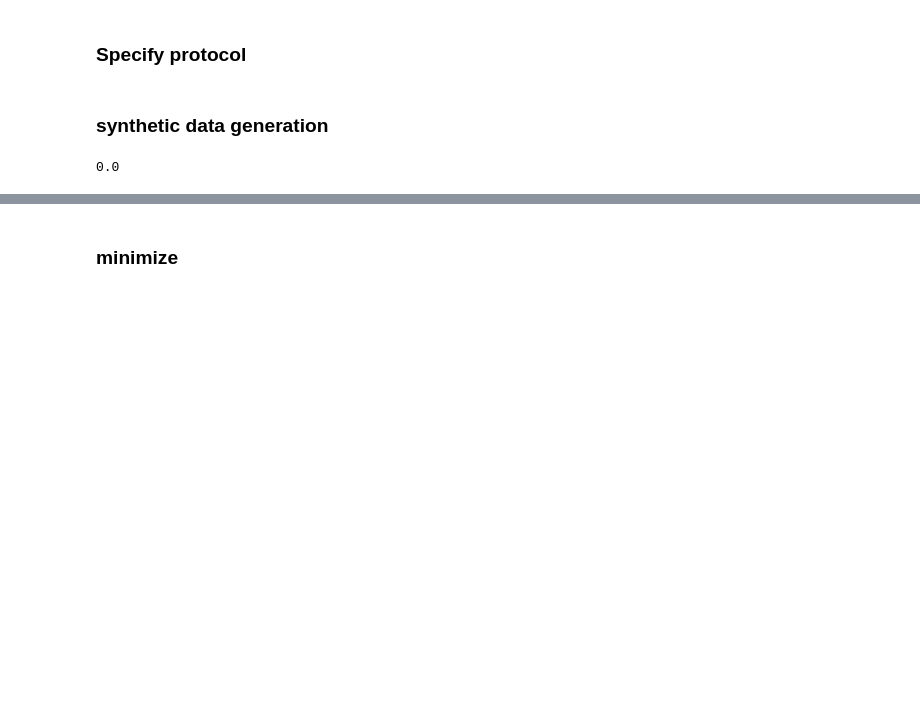
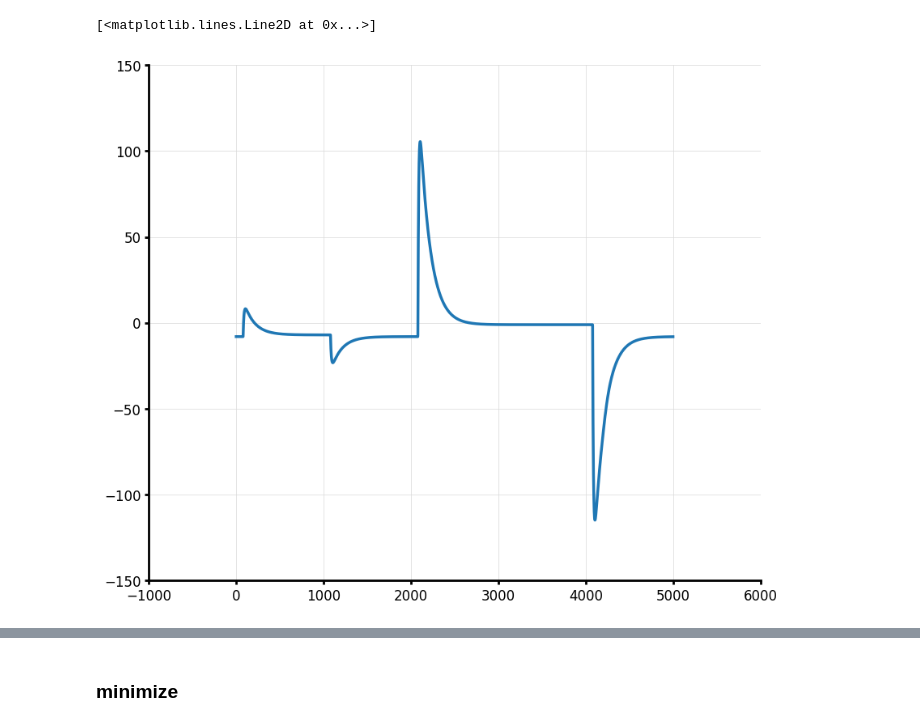
Before and after one commit to humanphysiologylab/INa_full_trace, a Jupyter notebook: notebooks/global_optimization.ipynb, the cells around one changed output, grey strips where cells are left out. Saved outputs shown, nothing was run; the diff lists cells and outputs as text; code cells hidden in the pictures; blank space fills up the shorter version.

```diff
--- a/notebooks/global_optimization.ipynb
+++ b/notebooks/global_optimization.ipynb
@@ -72,5 +96,3 @@ def calculate_I_out(x, *args):
     euler_numba_helper(I_out, I_in, dt / tau_z)
 
     return I_out
-# %% [markdown]
-### Specify protocol
@@ -95,2 +98,0 @@ kwargs = dict(v_list = v_list,
-# %% [markdown]
-### synthetic data generation
@@ -102,12 +99,31 @@ data = calculate_I_out(x_true_log, kwargs) # np.load('../data/simulated_func.npy
+# %%
+#         C_f     C     a0_m  b0_m  delta_m  s_m   a0_h  b0_h   delta_h  s_h      R    R_f   g_max  g_leak
+x_true = [6e-15, 12e-12, 5e2,  80,     0.85,   6,     2,   4e4,    0.5,     6,    5e8,   5e6,   5e1,   1e-1]
+
+x_true_log = np.log(x_true)
+
+t = np.load('../data/time.npy')
+
+v_list = np.array([-80, -80, -70, -80, -10, -80])
+
+dt = t[1] - t[0]
+
+kwargs = dict(v_list = v_list,
+              k_list = k_list,
+              t = t,
+              log_scale = True)
+
+data = calculate_I_out(x_true_log, kwargs) # np.load('../data/simulated_func.npy')
+plt.figure()
+plt.plot(data)
+# %% [output]
+[<matplotlib.lines.Line2D at 0x...>]
+[figure, added]
 # %%
 def loss(x, *args):
     kwargs = args[-1]
     data = args[0]
     return MSE(data, calculate_I_out(x, *args))
-# %%
-loss(x_true_log, data, kwargs)
-# %% [output]
-0.0
 # %%
 %%timeit
 loss(x_true_log, data, kwargs)
```
Also changed, not shown: parts of 20 cells of this notebook.
